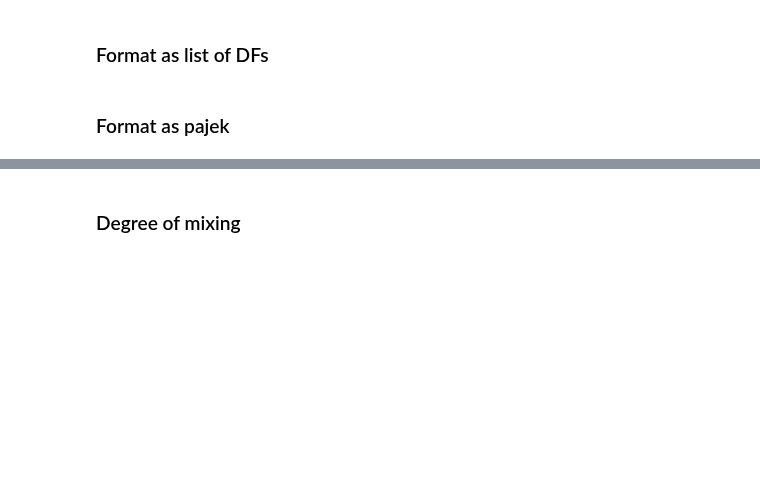
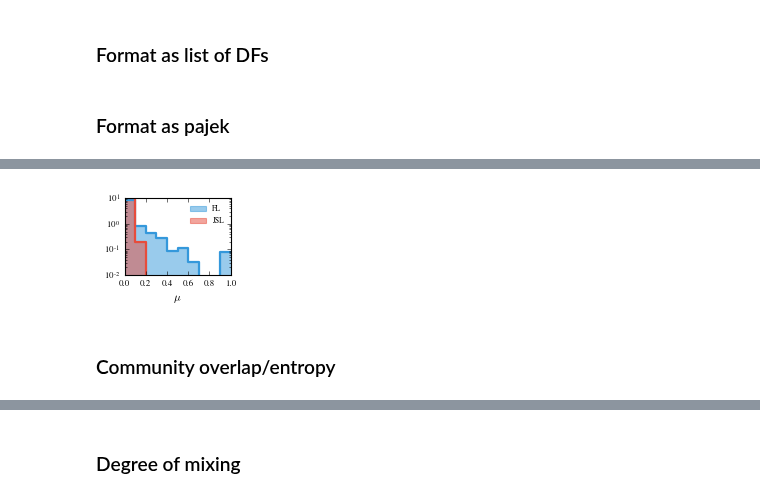
Before and after one commit to ulfaslak/recurrent_communities, a Jupyter notebook: results_real_data.ipynb, the cells around one changed output, grey strips where cells are left out. Cells and saved outputs as stored; diff of their text form; code cells hidden in the pictures; blank space fills up the shorter version.

```diff
--- a/results_real_data.ipynb
+++ b/results_real_data.ipynb
@@ -512,11 +527,19 @@ smargin_start = 0#spd / 3
 smargin_end = 0#spd / 3 - 6
 dow = 0
 
+# Correct to have empty layers where data is not used (similar to workplace)
 network1 = [
     l
-    for d in range(0, 5) + range(7, 12) + range(14, 19)
+    for d in range(0, 5)# + range(7, 12) + range(14, 19)
     for l in network_sensible[spd*(dow+5+d)+smargin_start:spd*(dow+6+d)-smargin_end]
 ]
+
+# Null out layers in non-work hours
+network1 = [
+    df if 8 < (l%144)/6 < 17 else
+    pd.DataFrame(columns = ['timestamp', 'user1', 'user2'])
+    for l, df in enumerate(network1)
+]
 # %% [markdown]
 ### Format as pajek
 # %%
@@ -647,0 +775,25 @@ for l, partition in layer_commu_pred_FL_1.items():
+# %%
+plt.figure(figsize=(3.42/2, 1.2), frameon=False)
+
+# FL histogram
+v_FL, b_FL = np.histogram(mixing_FL_arr_1, bins=np.linspace(0, 1, 11), normed=True)
+plt.step(b_FL, [v_FL[0]] + list(v_FL), where='pre', color="#3498db", lw=2)
+b_FL_step, v_FL_step = get_x_y_steps(b_FL, [v_FL[0]] + list(v_FL), where="pre")
+plt.fill_between(b_FL_step, v_FL_step, color="#3498db", alpha=0.5, label="FL")
+
+# JSL histogram
+v_JSL, b_JSL = np.histogram(mixing_JSL_arr_1, bins=np.linspace(0, 1, 11), normed=True)
+plt.step(b_JSL, [v_JSL[0]] + list(v_JSL), where='pre', color="#e74c3c", lw=2)
+b_JSL_step, v_JSL_step = get_x_y_steps(b_JSL, [v_JSL[0]] + list(v_JSL), where="pre")
+plt.fill_between(b_JSL_step, v_JSL_step, color="#e74c3c", alpha=0.5, label="JSL")
+
+plt.xlabel("$\mu$")
+plt.yscale("log")
+
+plt.legend(frameon=False)
+plt.savefig("figures/mixing_coef_distribution_sensibleDTU.pdf")
+plt.show()
+# %% [output]
+[figure, added]
+# %% [markdown]
+### Community overlap/entropy
```
Also changed, not shown: parts of 37 cells of this notebook, 7 other files.
